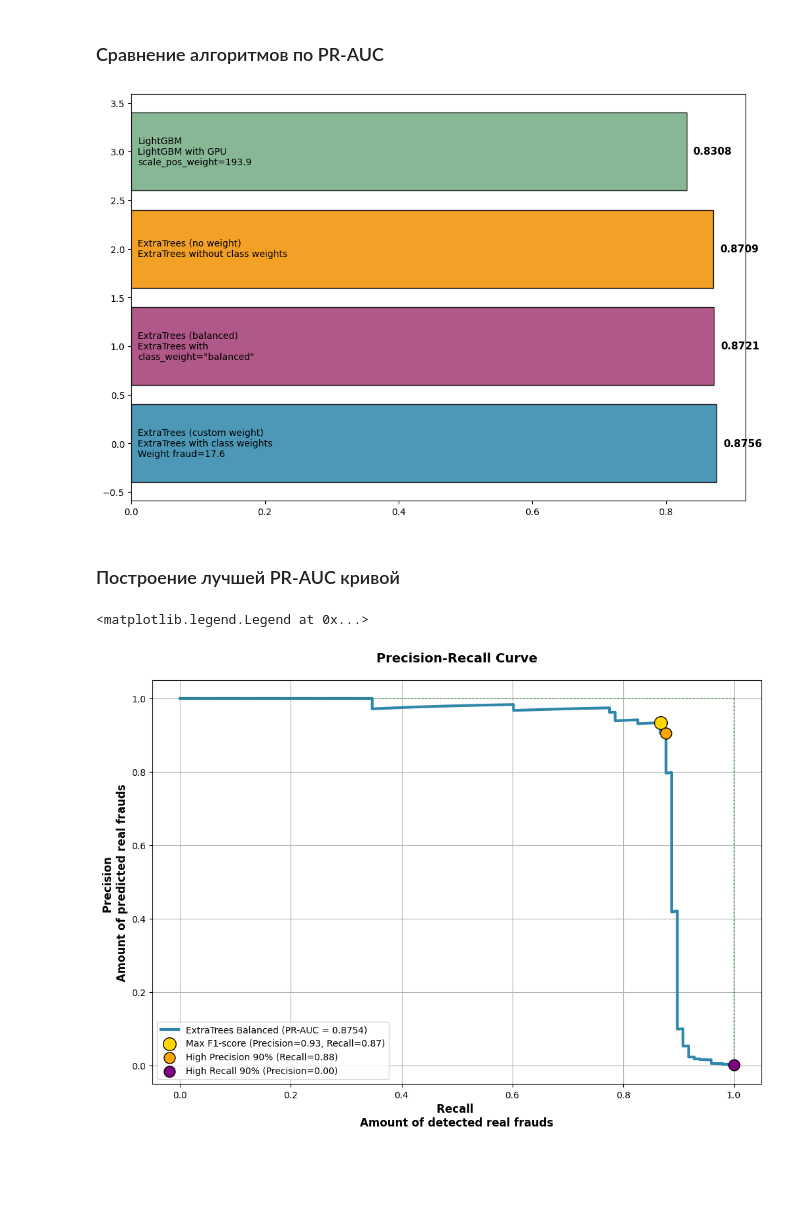
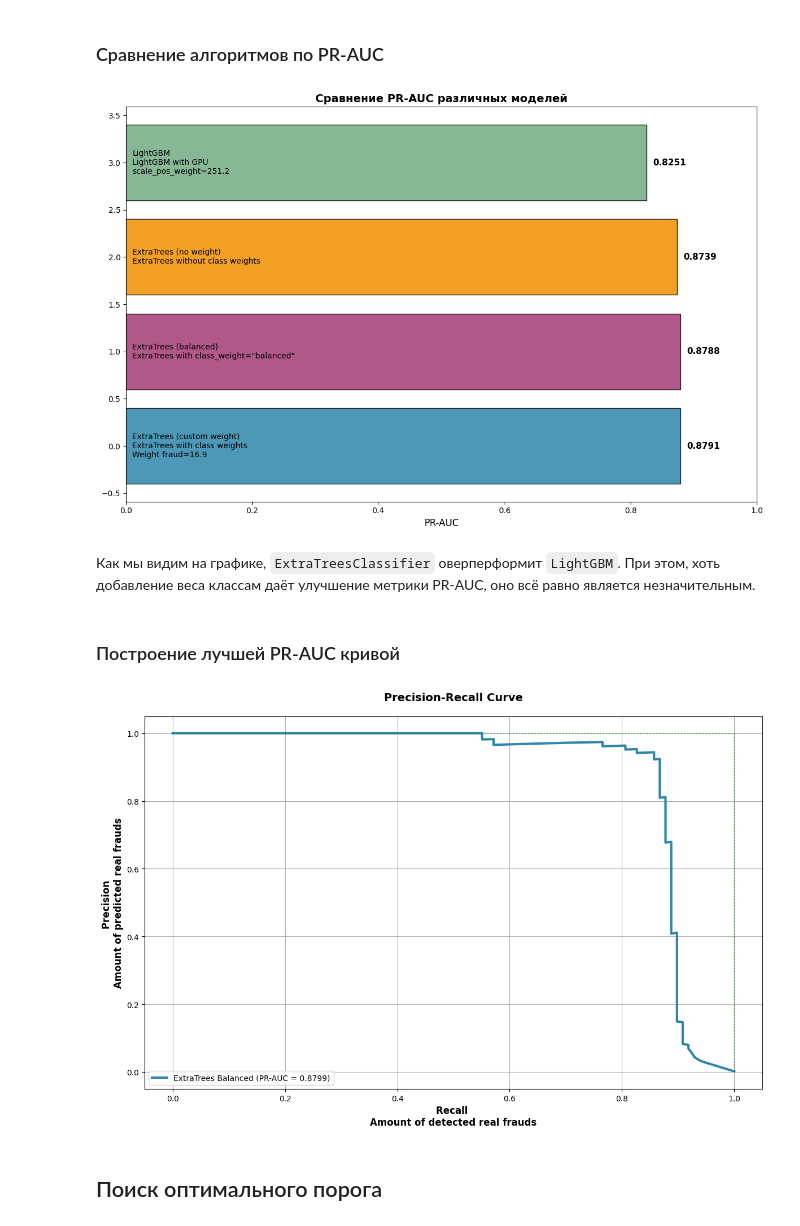
Before and after one commit to clzREADER/fraud-detection, a Jupyter notebook: notebooks/exploration.ipynb, the cells around one changed output. Saved outputs shown, nothing was run; the diff lists cells and outputs as text; code cells hidden in the pictures; blank space fills up the shorter version.

Commit message:
Initial research was complete; added plots, removed py-files (no need). All research details are shown in readme.md and demo notebook.

```diff
--- a/notebooks/exploration.ipynb
+++ b/notebooks/exploration.ipynb
@@ -7,5 +12,5 @@ import matplotlib.pyplot as plt
 # %%
-df = pd.read_csv('data/creditcard.csv')
+df = pd.read_csv('../data/creditcard.csv')
 df
 # %% [output]
 |  | Time | V1 | V2 | V3 | V4 | V5 | V6 | V7 | V8 | V9 | ... | ... |
@@ -50,5 +61,7 @@ for fold, (train_idx, val_idx) in enumerate(skf.split(X_trainval, y_trainval)):
 from sklearn.ensemble import ExtraTreesClassifier
 from sklearn.model_selection import GridSearchCV
 from sklearn.metrics import make_scorer, average_precision_score
+import logging
 import optuna
 from optuna.visualization import plot_optimization_history, plot_parallel_coordinate, plot_param_importances
+optuna.logging.set_verbosity(optuna.logging.WARNING)
@@ -243,7 +237,7 @@ complete_params_custom = {
 }
 # %%
 model_custom = ExtraTreesClassifier(**complete_params_custom)
-model_custom.fit(X_train_fold, y_train_fold)
+model_custom.fit(X_trainval, y_trainval)
 y_test_pred = model_custom.predict_proba(X_test)[:, 1]
 test_pr_auc_custom = average_precision_score(y_test, y_test_pred)
 test_pr_auc_custom
@@ -455,10 +436,10 @@ metrics_data = {
     'PR-AUC': [test_pr_auc_lgbm, test_pr_auc_none,
                test_pr_auc_custom, test_pr_auc_balanced],
     'trivia': [
-        f'LightGBM with GPU\nscale_pos_weight={best_params['scale_pos_weight']:.1f}',
+        f'LightGBM with GPU\nscale_pos_weight={best_params_lgbm['scale_pos_weight']:.1f}',
         f'ExtraTrees without class weights',
         f'ExtraTrees with class weights \nWeight fraud={best_params_custom.get("fraud_weight", 0):.1f}',
-        f'ExtraTrees with \nclass_weight="balanced"'
+        f'ExtraTrees with class_weight="balanced"'
     ]
 }
 
@@ -477,8 +458,18 @@ for i, (bar, pr_auc) in enumerate(zip(bars, metrics_df['PR-AUC'])):
     plt.text(0.01, bar.get_y() + bar.get_height()/2,
              f'{model_name}\n{trivia}',
              va='center', ha='left', fontsize=10)
+
+plt.xlabel('PR-AUC', fontsize=12)
+plt.title('Сравнение PR-AUC различных моделей', fontsize=14, fontweight='bold')
+plt.xlim(0, 1.0)
+plt.tight_layout()
+os.makedirs("../results/metric_plots/", exist_ok=True)
+plt.savefig('../results/metric_plots/pr_auc_model_compare.png', dpi=300, bbox_inches='tight')
+plt.show()
 # %% [output]
-[figure, old version]
+[figure, new version]
+# %% [markdown]
+Как мы видим на графике, `ExtraTreesClassifier` оверперформит `LightGBM`. При этом, хоть добавление веса классам даёт улучшение метрики PR-AUC, оно всё равно является незначительным.
 # %% [markdown]
 ### Построение лучшей PR-AUC кривой
 # %%
@@ -490,39 +481,22 @@ pr_auc = auc(recall, precision) # ~ average_precision_score
 # %%
 plt.figure(figsize=(12, 8))
 
 plt.plot(recall, precision, linewidth=3, color='#2E86AB',
          label=f'ExtraTrees Balanced (PR-AUC = {pr_auc:.4f})')
 #baseline = y_test.mean()
 #plt.axhline(y=baseline, color='red', linestyle='--', linewidth=2, label=f'Baseline = {baseline:.4f}')
 plt.plot([0, 1], [1, 1], color='green', linestyle=':', linewidth=1.5, alpha=0.5)
 plt.plot([1, 1], [0, 1], color='green', linestyle=':', linewidth=1.5, alpha=0.5)
 
-f1_scores = 2 * (precision * recall) / (precision + recall + 1e-10)
-optimal_idx = np.argmax(f1_scores)
-optimal_threshold_f1 = thresholds[optimal_idx] if optimal_idx < len(thresholds) else 0.5
-plt.scatter(recall[optimal_idx], precision[optimal_idx], s=200, color='gold', edgecolor='black', zorder=5,
-            label=f'Max F1-score (Precision={precision[optimal_idx]:.2f}, '
-            f'Recall={recall[optimal_idx]:.2f})')
-
-high_precision_idx = np.where(precision >= 0.9)[0][0] if any(precision >= 0.9) else -1
-if high_precision_idx != -1:
-    plt.scatter(recall[high_precision_idx], precision[high_precision_idx],
-                s=150, color='orange', edgecolor='black', zorder=5,
-                label=f'High Precision 90% (Recall={recall[high_precision_idx]:.2f})')
-
-high_recall_idx = np.where(recall >= 0.9)[0][0] if any(recall >= 0.9) else -1
-if high_recall_idx != -1:
-    plt.scatter(recall[high_recall_idx], precision[high_recall_idx],
-                s=150, color='purple', edgecolor='black', zorder=5,
-                label=f'High Recall 90% (Precision={precision[high_recall_idx]:.2f})')
-
 plt.xlabel('Recall \nAmount of detected real frauds', fontsize=12, fontweight='bold')
 plt.ylabel('Precision \nAmount of predicted real frauds', fontsize=12, fontweight='bold')
 plt.title('Precision-Recall Curve', fontsize=14, fontweight='bold', pad=20)
 plt.grid(True)
 plt.legend(loc='lower left', fontsize=10)
-
-#plt.gca().set_facecolor('#f8f9fa')
+plt.tight_layout()
+plt.savefig('../results/metric_plots/pr_auc_best_model.png', dpi=300, bbox_inches='tight')
+plt.show()
 # %% [output]
-<matplotlib.legend.Legend at 0x...>
-[figure, old version]
+[figure, new version]
+# %% [markdown]
+## Поиск оптимального порога
```
Also changed, not shown: parts of 50 cells of this notebook, 22 other files.
